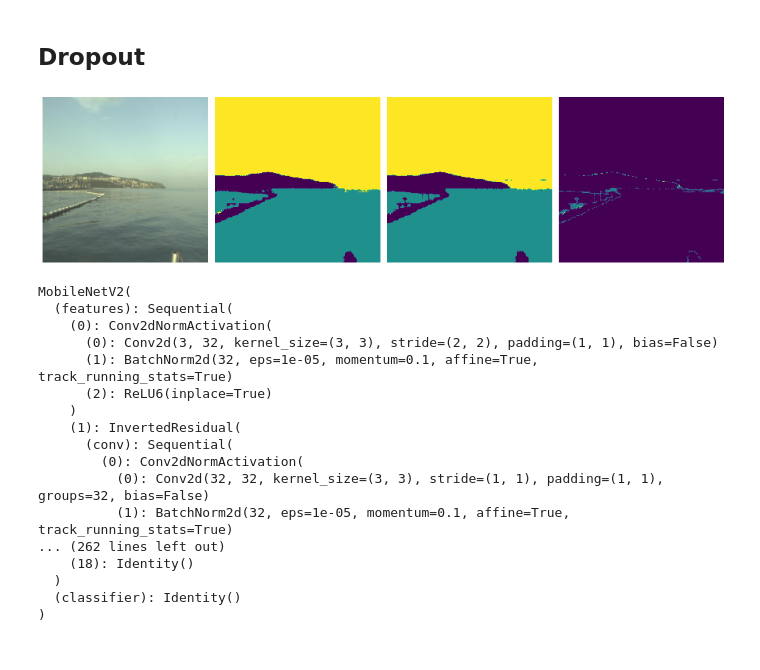
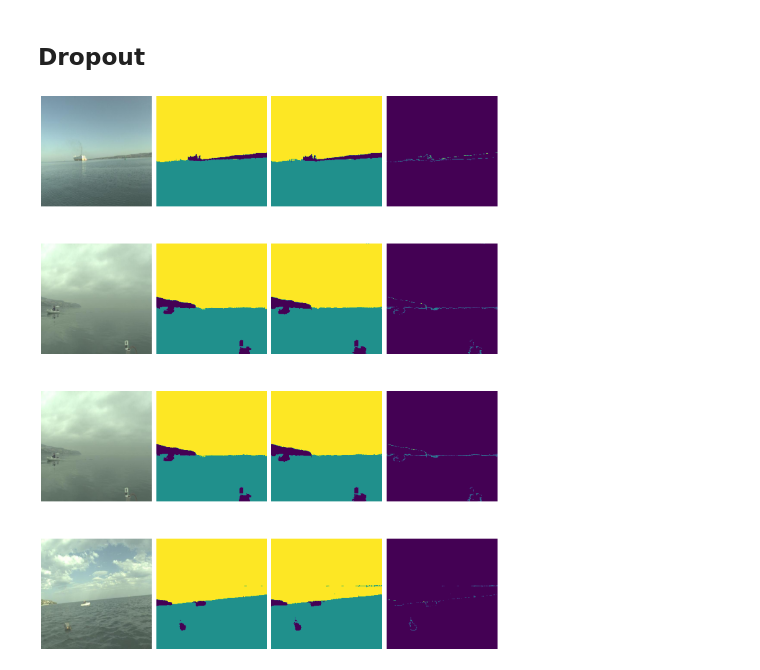
Before and after one commit to LeonY117/msc_project, a Jupyter notebook: notebooks/workflow_outline.ipynb, the cells around one changed output. Drawn from its saved outputs; the diff is of its cells as text; code cells hidden in the pictures.

```diff
--- a/notebooks/workflow_outline.ipynb
+++ b/notebooks/workflow_outline.ipynb
@@ -799,75 +803,55 @@ def bayes_forward(model, X, n):
     model.decoder.block_4[2].p = 0.5
 
     model.train()
     return y_pred
 
 def regular_forward(model, X):
     # calculate loss & accuracy on validation set
     loss = 0.0
     accuracy = 0.0
 
     model.eval()
     with torch.no_grad():
         y_pred = torch.argmax(model(X.unsqueeze(0)), 1).squeeze()
 
     model.train()
 
     return y_pred
-
-item = next(iter(val_dataloader))
-X, y = item['image'], item['mask'].squeeze(dim=1)
-y_pred = bayes_forward(unet, X[0], n=40)
-
-y_pred = torch.argmax(y_pred, dim=1).to(torch.float)
-
-y_mean = y_pred.mean(dim=0).to(torch.int)
-y_sigma = y_pred.std(dim=0)
-
 # y_pred_mean = y_pred.mean(dim=0)
 # y_pred_sigma = y_pred.std(dim=0)
 
 # y_mean = torch.argmax(y_pred_mean, dim=0)
 # y_sigma = torch.sum(y_pred_sigma, dim=0)
 
-plt.figure(figsize=(15, 5))
+plt.figure(figsize=(15, 20))
 
-plt.subplot(1, 4, 1)
-plt.imshow(X[0].permute(1, 2, 0).cpu())
-plt.axis('off')
+for i in range(4):
+  item = next(iter(val_dataloader))
+  X, y = item['image'], item['mask'].squeeze(dim=1)
+  y_pred = bayes_forward(unet, X[0], n=40)
 
-y_pred_noDropout = regular_forward(unet, X[0])
-plt.subplot(1, 4, 2)
-plt.imshow(y_pred_noDropout.cpu())
-plt.axis('off')
+  y_pred = torch.argmax(y_pred, dim=1).to(torch.float)
 
-plt.subplot(1, 4, 3)
-plt.imshow(y_mean.cpu())
-plt.axis('off')
+  y_mean = y_pred.mean(dim=0).to(torch.int)
+  y_sigma = y_pred.std(dim=0)
 
-plt.subplot(1, 4, 4)
-plt.imshow(y_sigma.cpu())
-plt.axis('off')
+  plt.subplot(4, 4, 1+i*4)
+  plt.imshow(X[0].permute(1, 2, 0).cpu())
+  plt.axis('off')
+
+  y_pred_noDropout = regular_forward(unet, X[0])
+  plt.subplot(4, 4, 2+i*4)
+  plt.imshow(y_pred_noDropout.cpu())
+  plt.axis('off')
+
+  plt.subplot(4, 4, 3+i*4)
+  plt.imshow(y_mean.cpu())
+  plt.axis('off')
+
+  plt.subplot(4, 4, 4+i*4)
+  plt.imshow(y_sigma.cpu())
+  plt.axis('off')
 
 plt.tight_layout()
 # %% [output]
-[figure, old version]
+[figure, new version]
-# %%
-unet.encoder
-# %% [output]
-MobileNetV2(
-  (features): Sequential(
-    (0): Conv2dNormActivation(
-      (0): Conv2d(3, 32, kernel_size=(3, 3), stride=(2, 2), padding=(1, 1), bias=False)
-      (1): BatchNorm2d(32, eps=1e-05, momentum=0.1, affine=True, track_running_stats=True)
-      (2): ReLU6(inplace=True)
-    )
-    (1): InvertedResidual(
-      (conv): Sequential(
-        (0): Conv2dNormActivation(
-          (0): Conv2d(32, 32, kernel_size=(3, 3), stride=(1, 1), padding=(1, 1), groups=32, bias=False)
-          (1): BatchNorm2d(32, eps=1e-05, momentum=0.1, affine=True, track_running_stats=True)
-... (262 lines left out)
-    (18): Identity()
-  )
-  (classifier): Identity()
-)
```
Also changed, not shown: parts of 6 cells of this notebook.
